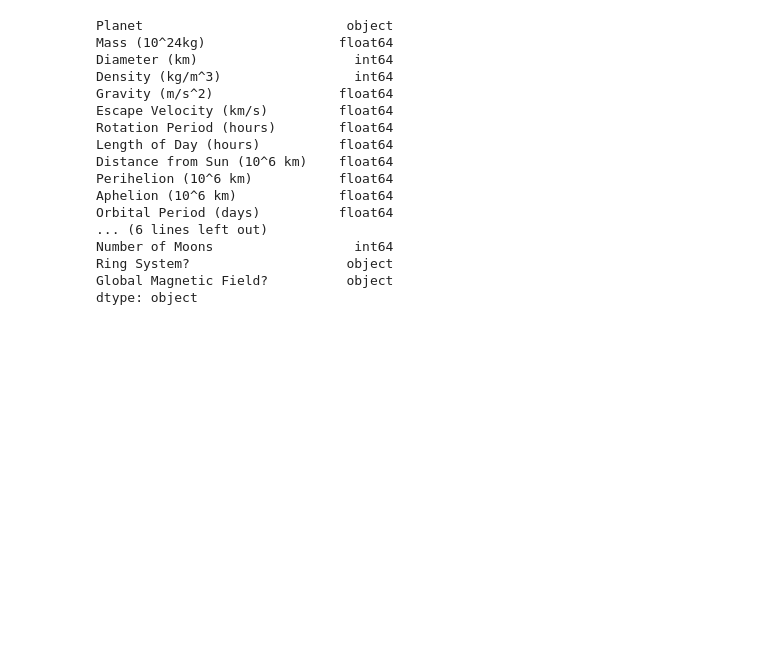
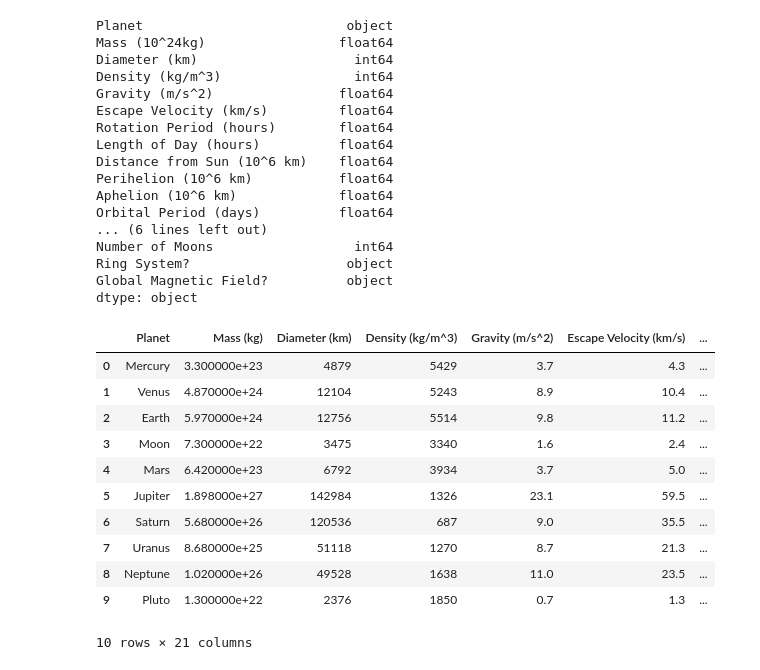
Before and after one commit to Alex-Gallagher1/Alex, a Jupyter notebook: hw10/hw10.ipynb, the cells around one changed output. Cells and saved outputs as stored; diff of their text form; code cells hidden in the pictures; blank space fills up the shorter version.

```diff
--- a/hw10/hw10.ipynb
+++ b/hw10/hw10.ipynb
@@ -102,4 +102,55 @@ Ring System?                    object
 Global Magnetic Field?          object
 dtype: object
 # %%
-def units(df):
+#2.2 Apply Astropy Units
+units = {1: [1e24 * u.kg, "Mass (kg)"],
+         2: [u.km, "Diameter (km)"],
+         3: [u.kg / u.m**3, "Density (kg/m^3)"],
+         4: [u.m / u.s**2, "Gravity (m/s^2)"],
+         5: [u.km / u.s, "Escape Velocity (km/s)"],
+         6: [u.hour, "Rotation Period (hours)"],
+         7: [u.day, "Length of Day (hours)"],
+         8: [1e6 * u.km, "Distance from Sun (km)"],
+         9: [1e6 * u.km, "Perihelion (km)"],
+         10: [1e6 * u.km, "Aphelion (km)"],
+         11: [u.day, "Orbital Period (days)"],
+         12: [u.km / u.s, "Orbital Velocity (km/s)"],
+         13: [u.deg, "Orbital Inclination (deg)"],
+         15: [u.deg, "Obliquity to Orbit (deg)"],
+         16: [u.C, "Mean Temperature (C)"],
+         17: [u.bar, "Surface Pressure (bars)"]}
+
+def attach_units(df, column_index):
+    """
+    Parameters:
+    df - dataframe you want to apply units to
+    column_name - name of column in dataframe without units just quantity
+    """
+    unit = units[column_index][0]
+    new_name = units[column_index][1]
+    old_col = df.iloc[:, column_index]
+
+    df.iloc[:, column_index] = df.iloc[:, column_index].values * unit
+
+    df.rename(columns={df.columns[column_index]: new_name}, inplace=True)
+
+    return df
+
+# Now apply it to all applicable columns
+for column_index in units.keys():
+    attach_units(df, column_index)
+
+df
+# %% [output]
+|  | Planet | Mass (kg) | Diameter (km) | Density (kg/m^3) | Gravity (m/s^2) | Escape Velocity (km/s) | ... |
+| 0 | Mercury | 3.300000e+23 | 4879 | 5429 | 3.7 | 4.3 | ... |
+| 1 | Venus | 4.870000e+24 | 12104 | 5243 | 8.9 | 10.4 | ... |
+| 2 | Earth | 5.970000e+24 | 12756 | 5514 | 9.8 | 11.2 | ... |
+| 3 | Moon | 7.300000e+22 | 3475 | 3340 | 1.6 | 2.4 | ... |
+| 4 | Mars | 6.420000e+23 | 6792 | 3934 | 3.7 | 5.0 | ... |
+| 5 | Jupiter | 1.898000e+27 | 142984 | 1326 | 23.1 | 59.5 | ... |
+| 6 | Saturn | 5.680000e+26 | 120536 | 687 | 9.0 | 35.5 | ... |
+| 7 | Uranus | 8.680000e+25 | 51118 | 1270 | 8.7 | 21.3 | ... |
+| 8 | Neptune | 1.020000e+26 | 49528 | 1638 | 11.0 | 23.5 | ... |
+| 9 | Pluto | 1.300000e+22 | 2376 | 1850 | 0.7 | 1.3 | ... |
+10 rows × 21 columns
```
Also changed, not shown: parts of 4 cells of this notebook, 2 other files.
